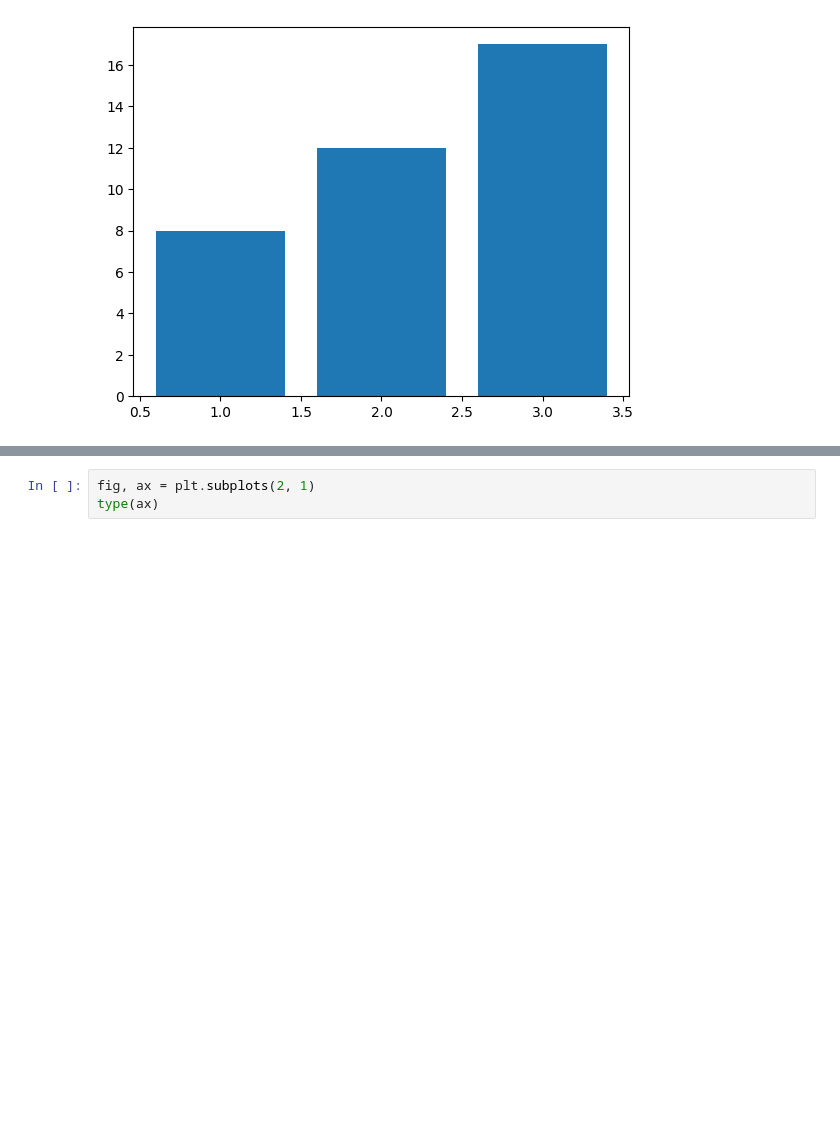
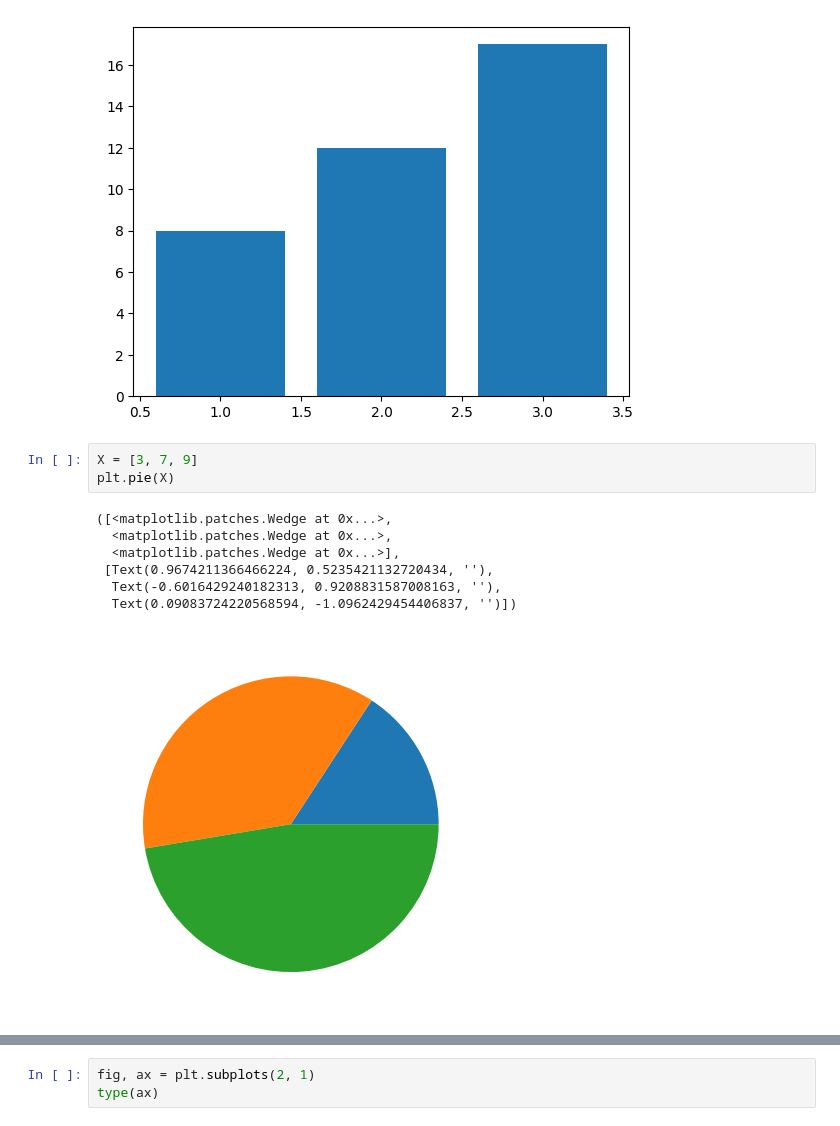
Before and after one commit to swapnashis/Intro_to_AI-BKIAC, a Jupyter notebook: Class-5/cls_05.ipynb, the cells around one changed output, grey strips where cells are left out. Drawn from its saved outputs; the diff is of its cells as text; blank space fills up the shorter version.

```diff
--- a/Class-5/cls_05.ipynb
+++ b/Class-5/cls_05.ipynb
@@ -605,3 +715,14 @@ plt.bar(X, y)
 # %% [output]
 <BarContainer object of 3 artists>
 [figure]
+# %%
+X = [3, 7, 9]
+plt.pie(X)
+# %% [output]
+([<matplotlib.patches.Wedge at 0x...>,
+  <matplotlib.patches.Wedge at 0x...>,
+  <matplotlib.patches.Wedge at 0x...>],
+ [Text(0.9674211366466224, 0.5235421132720434, ''),
+  Text(-0.6016429240182313, 0.9208831587008163, ''),
+  Text(0.09083724220568594, -1.0962429454406837, '')])
+[figure, added]
```
Also changed, not shown: parts of 35 cells of this notebook, 16 other files.
